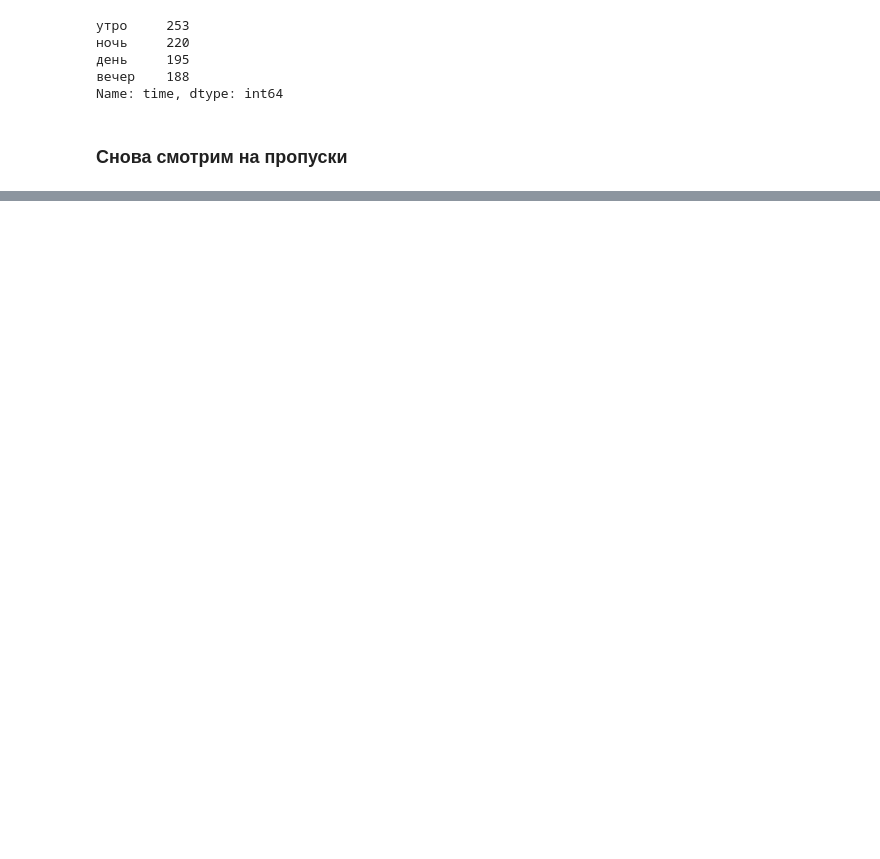
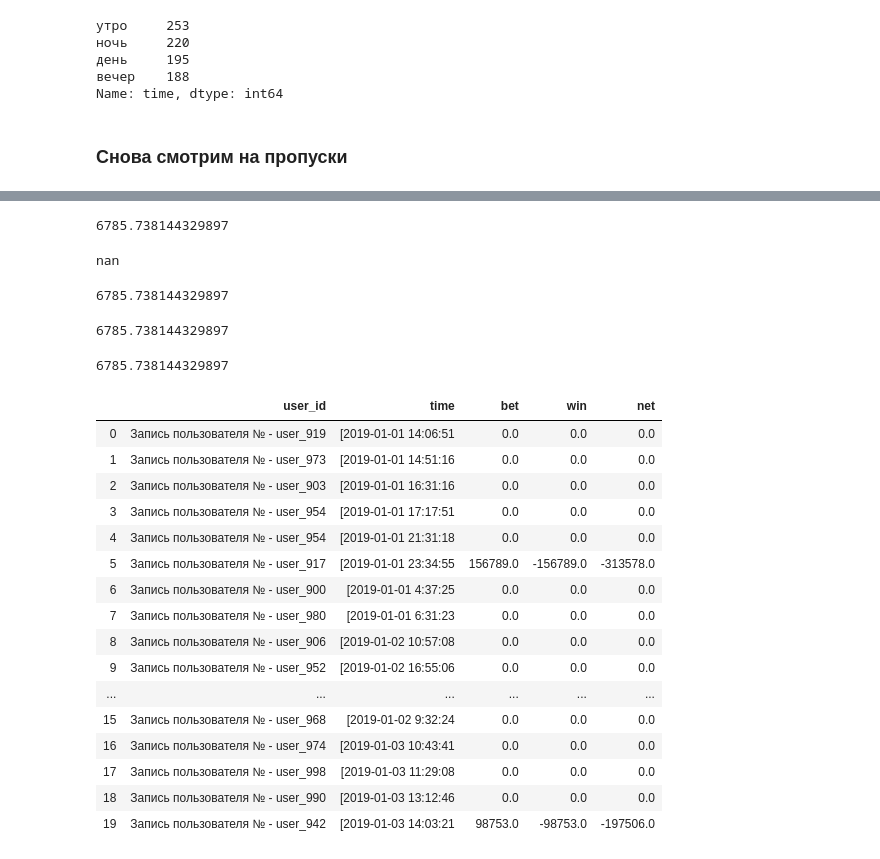
Before and after one commit to mudwater/project1, a Jupyter notebook: B5 Feature Engineering Пропуски.ipynb, the cells around one changed output, grey strips where cells are left out. Drawn from its saved outputs; the diff is of its cells as text; code cells hidden in the pictures; blank space fills up the shorter version.

```diff
--- a/B5 Feature Engineering Пропуски.ipynb
+++ b/B5 Feature Engineering Пропуски.ipynb
@@ -421,0 +528,19 @@ log['hour'] = log.time.dt.hour
+# %%
+import pandas as pd
+log = pd.read_csv('log.xls', header=None)
+log.columns = ['user_id','time', 'bet','win']
+log['bet']=log['bet'].fillna(0)
+log['win']=log['win'].fillna(0)
+def fillna_win(row):
+    if row.win > 0:
+        return row.win
+    elif row.bet==0:
+        row.win=0
+        return row.win
+    elif row.bet>0 and row.win==0:
+        return row.win - row.bet
+new_win = log.apply(lambda row: fillna_win(row), axis=1)
+log['win'] = new_win
+log['net'] = log.win-log.bet
+log.head(20)
+(log.net>0).sum()
@@ -421,0 +588,59 @@ log['hour'] = log.time.dt.hour
+# %%
+log.bet.mean()
+# %% [output]
+6785.738144329897
+# %%
+log.bet.mean(skipna=False)
+# %% [output]
+nan
+# %%
+log.bet.sum() / log.bet.dropna().shape[0]
+# %% [output]
+6785.738144329897
+# %%
+np.mean(log.bet)
+# %% [output]
+6785.738144329897
+# %%
+log['bet'].dropna().mean()
+# %% [output]
+6785.738144329897
+# %%
+import pandas as pd
+log = pd.read_csv('log.xls', header=None)
+log.columns = ['user_id','time', 'bet','win']
+log['bet']=log['bet'].fillna(0)
+log['win']=log['win'].fillna(0)
+def fillna_win(row):
+    if row.win > 0:
+        return row.win
+    elif row.bet==0:
+        row.win=0
+        return row.win
+    elif row.bet>0 and row.win==0:
+        return row.win - row.bet
+new_win = log.apply(lambda row: fillna_win(row), axis=1)
+log['win'] = new_win
+log['net'] = log.win-log.bet
+z = len(log[log.bet>0]) / len(log.user_id) #процент посещений, который оборачивался ставкой
+z
+log.bet.dropna().mean()
+log.head(20)
+# %% [output]
+|  | user_id | time | bet | win | net |
+| 0 | Запись пользователя № - user_919 | [2019-01-01 14:06:51 | 0.0 | 0.0 | 0.0 |
+| 1 | Запись пользователя № - user_973 | [2019-01-01 14:51:16 | 0.0 | 0.0 | 0.0 |
+| 2 | Запись пользователя № - user_903 | [2019-01-01 16:31:16 | 0.0 | 0.0 | 0.0 |
+| 3 | Запись пользователя № - user_954 | [2019-01-01 17:17:51 | 0.0 | 0.0 | 0.0 |
+| 4 | Запись пользователя № - user_954 | [2019-01-01 21:31:18 | 0.0 | 0.0 | 0.0 |
+| 5 | Запись пользователя № - user_917 | [2019-01-01 23:34:55 | 156789.0 | -156789.0 | -313578.0 |
+| 6 | Запись пользователя № - user_900 | [2019-01-01 4:37:25 | 0.0 | 0.0 | 0.0 |
+| 7 | Запись пользователя № - user_980 | [2019-01-01 6:31:23 | 0.0 | 0.0 | 0.0 |
+| 8 | Запись пользователя № - user_906 | [2019-01-02 10:57:08 | 0.0 | 0.0 | 0.0 |
+| 9 | Запись пользователя № - user_952 | [2019-01-02 16:55:06 | 0.0 | 0.0 | 0.0 |
+| ... | ... | ... | ... | ... | ... |
+| 15 | Запись пользователя № - user_968 | [2019-01-02 9:32:24 | 0.0 | 0.0 | 0.0 |
+| 16 | Запись пользователя № - user_974 | [2019-01-03 10:43:41 | 0.0 | 0.0 | 0.0 |
+| 17 | Запись пользователя № - user_998 | [2019-01-03 11:29:08 | 0.0 | 0.0 | 0.0 |
+| 18 | Запись пользователя № - user_990 | [2019-01-03 13:12:46 | 0.0 | 0.0 | 0.0 |
+| 19 | Запись пользователя № - user_942 | [2019-01-03 14:03:21 | 98753.0 | -98753.0 | -197506.0 |
```
Also changed, not shown: parts of 26 cells of this notebook.
